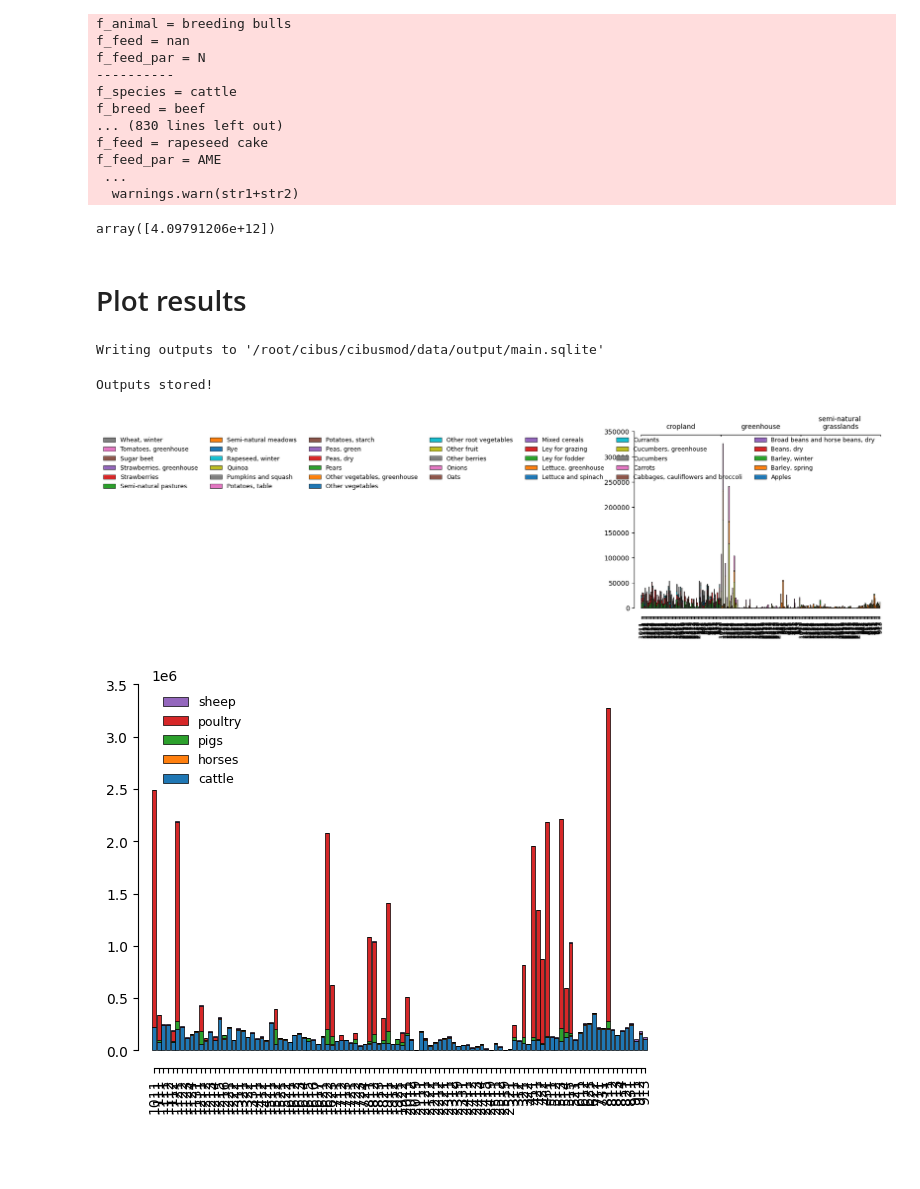
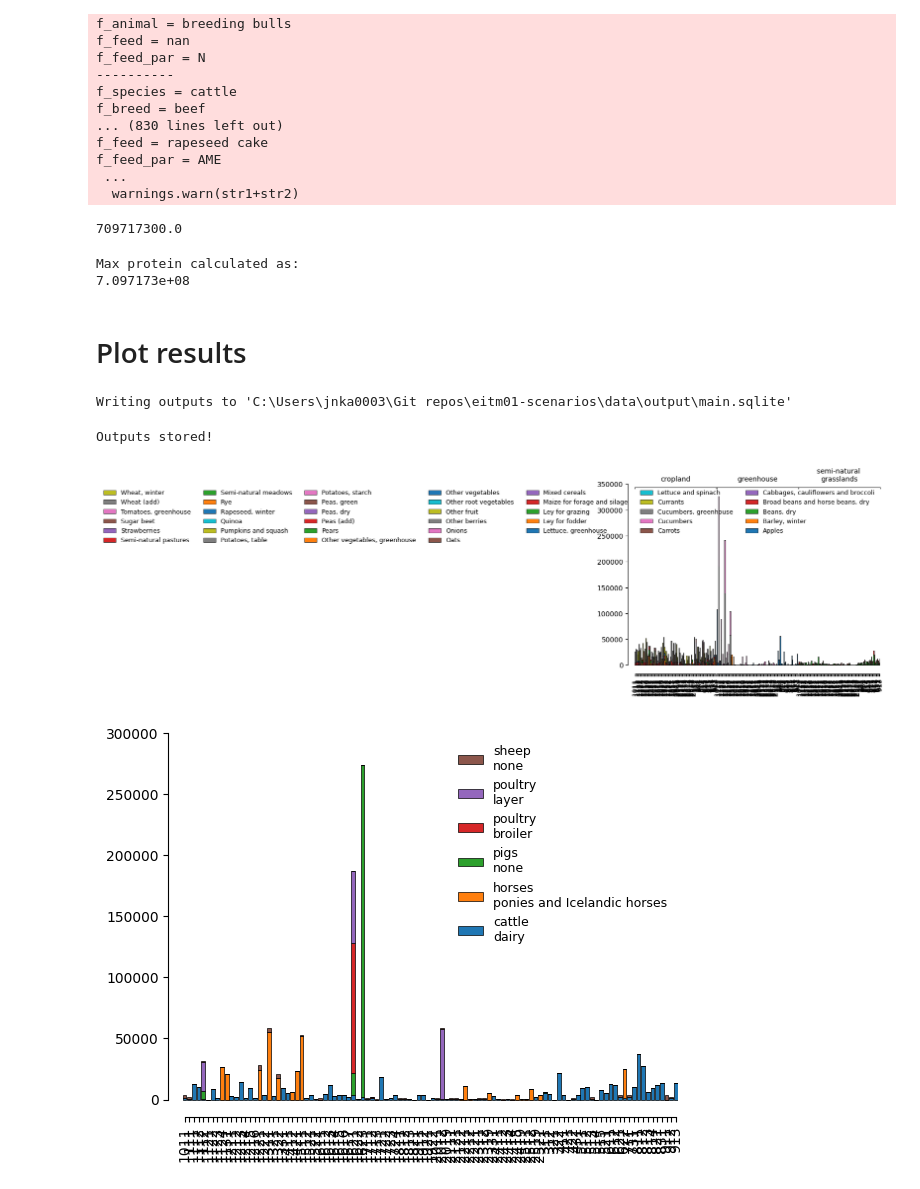
Before and after one commit to wanecek/eitm01-scenarios, a Jupyter notebook: main.ipynb, the cells around one changed output. Drawn from its saved outputs; the diff is of its cells as text; code cells hidden in the pictures; blank space fills up the shorter version.

Commit message:
New folder structure + fix prot. objective/constraint etc.

```diff
--- a/main.ipynb
+++ b/main.ipynb
@@ -27,9 +27,8 @@ from itertools import product
 # Create session
 session = cm.Session(
     name = 'main',
-    data_path = CM_BASEPATH + "/data",
+    data_path = "data",
     data_path_default = CM_BASEPATH + "/data/default",
-    data_path_scenarios = "./workbooks"
 )
 
 # Load scenarios
@@ -565,10 +563,15 @@ f_feed = rapeseed cake
 f_feed_par = AME
  ...
   warnings.warn(str1+str2)
+# %%
+7.097173e+08
+# %% [output]
+709717300.0
 # %%
-(make_protein_mask() @ (self.problem.variables()[0])).value
+print(f"Max protein calculated as:\n{sum(prot_mask @ (self.problem.variables()[0].value)):e}")
 # %% [output]
-array([4.09791206e+12])
+Max protein calculated as:
+7.097173e+08
 # %% [markdown]
 # Plot results
 # %%
@@ -577,7 +580,7 @@ session.store(
     demand, regions, crops, herds, optproblem
 )
 # %% [output]
-Writing outputs to '/root/cibus/cibusmod/data/output/main.sqlite'
+Writing outputs to 'C:\Users\jnka0003\Git repos\eitm01-scenarios\data\output\main.sqlite'
 Outputs stored!
 # %%
 cm.plot.bar(
@@ -587,14 +590,15 @@ cm.plot.bar(
 
 plt.show()
 # %% [output]
-[figure, old version]
+[figure, new version]
 # %%
+
 cm.plot.bar(
-    session.get_attr('a', 'heads', ['region','species']).iloc[0].unstack('species')
+    cm.impact.get_LSU(session, ['region','species','breed']).iloc[0].unstack(['species','breed'])
 )
 plt.show()
 # %% [output]
-[figure, old version]
+[figure, new version]
 # %%
 from matplotlib.colors import TwoSlopeNorm
 from matplotlib.ticker import PercentFormatter
```
Also changed, not shown: parts of 16 cells of this notebook, 7 other files.
